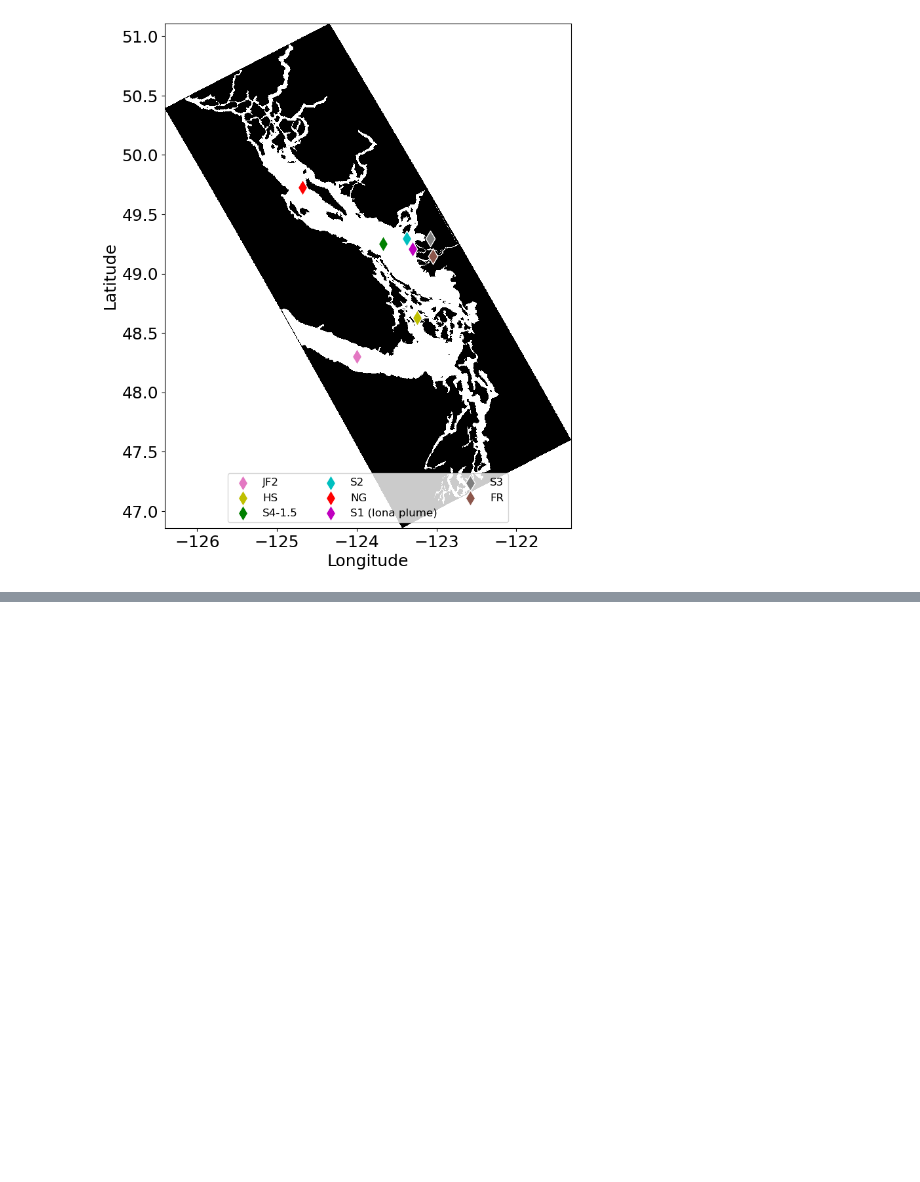
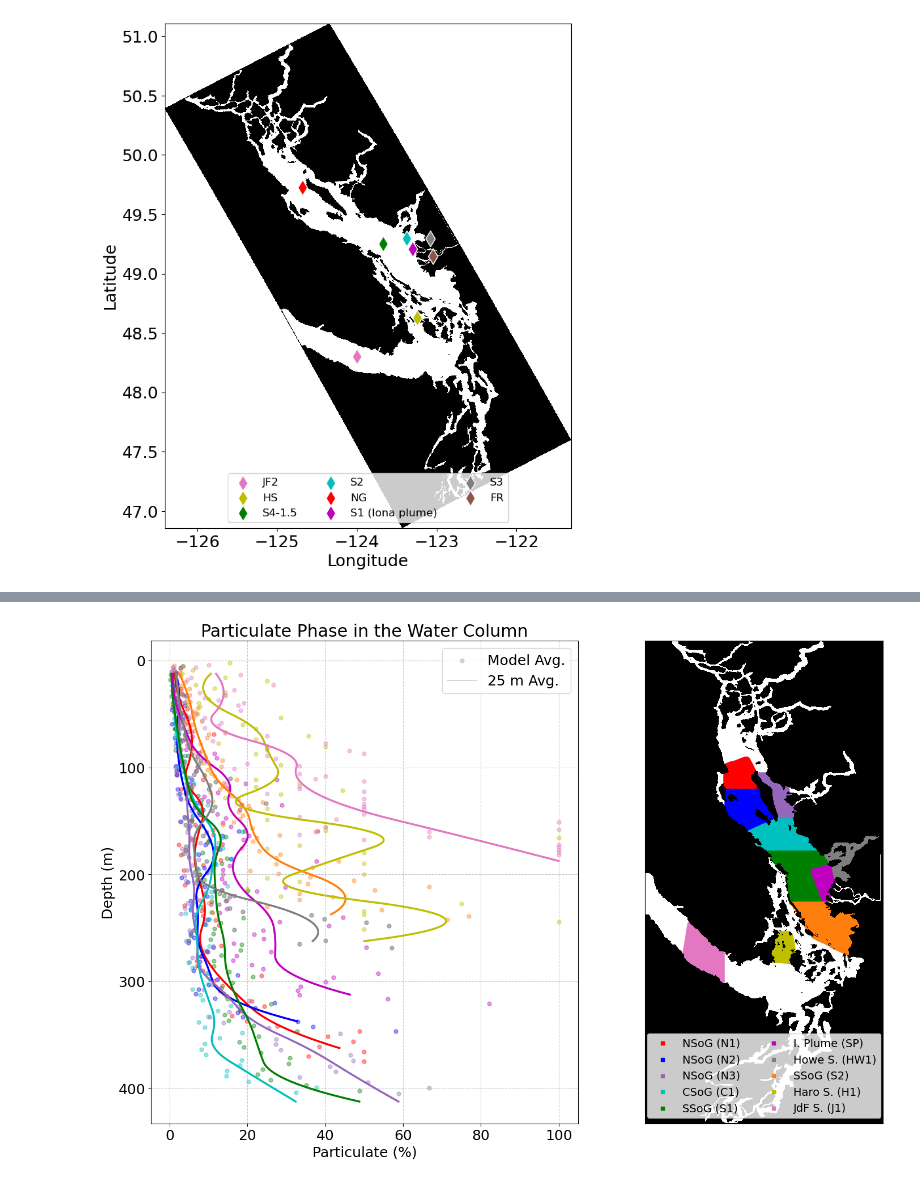
Before and after one commit to SalishSeaCast/analysis-vicente, a Jupyter notebook: Ocean_Parcels/PBDE_simulations/Particulate_Dissolved_ratios_depths.ipynb, the cells around one changed output, grey strips where cells are left out. Saved outputs shown, nothing was run; the diff lists cells and outputs as text; code cells hidden in the pictures; blank space fills up the shorter version.

```diff
--- a/Ocean_Parcels/PBDE_simulations/Particulate_Dissolved_ratios_depths.ipynb
+++ b/Ocean_Parcels/PBDE_simulations/Particulate_Dissolved_ratios_depths.ipynb
@@ -89,5 +89,5 @@ NG_1_month = [8,8]
 #filename = '/home/vvalenzuela/MOAD/Ocean_Parcels/results/Simulations_runs/PBDE_particles_for_0112022_run_365_days_full_kernels_tau_0_025_ratio_0_2_sv_5.zarr'
 #filename = '/home/vvalenzuela/MOAD/Ocean_Parcels/results/Simulations_runs/PBDE_particles_for_0112022_run_365_days_full_kernels_tau_0_01_ratio_0_1_sv_5.zarr'
 #filename = '/home/vvalenzuela/MOAD/Ocean_Parcels/results/Simulations_runs/PBDE_particles_for_0112022_run_365_days_full_kernels_tau_0_01_ratio_0_2_sv_5_AD_0_052.zarr'
-filename = '/home/vvalenzuela/MOAD/Ocean_Parcels/results/Simulations_runs/PBDE_particles_for_0112022_run_365_days_full_release_run_tau_0_01_ratio_0_2_sv_5_AD_0_052.zarr'
+filename = '/home/vvalenzuela/MOAD/Ocean_Parcels/results/Simulations_runs/PBDE_particles_for_0112018_run_365_days_full_release_export_kernels_added.zarr'
 data = xr.open_dataset(filename)
@@ -176,7 +193,7 @@ ax.legend(loc = 'lower center', fontsize = 12, ncol = 3)
 <matplotlib.legend.Legend at 0x...>
 [figure]
 # %%
-polygon_dict = Regions_functions_V2.polygon_definition(filename, time_step = 'day')
+polygon_dict = Regions_functions_V2.polygon_definition(filename, time_step = 'week')
 volumes_regions_depths = Regions_functions_V2.volume_by_depth_all_regions(polygon_dict)
 # %%
 depth_bins_regions = 81
@@ -223,2 +223,0 @@ status_vertical_S1
-# %%
-plt.rcParams.update({'font.size': 13})
@@ -224,0 +245,83 @@ plt.rcParams.update({'font.size': 13})
+# %%
+N1_model, N2_model, N3_model, C1_model, S1_model, SP_model, HW1_model, F1_model, S2_model, H1_model, J1_model = [
+    vertical_ratios(status_vertical_N1), vertical_ratios(status_vertical_N2), vertical_ratios(status_vertical_N3),
+    vertical_ratios(status_vertical_C1), vertical_ratios(status_vertical_S1), vertical_ratios(status_vertical_SP),
+    vertical_ratios(status_vertical_HW1), vertical_ratios(status_vertical_F1), vertical_ratios(status_vertical_S2),
+    vertical_ratios(status_vertical_H1), vertical_ratios(status_vertical_J1)
+]
+# %%
+
+from scipy.interpolate import make_interp_spline  # <- spline
+
+def mean_every_25m(ratio, depth):
+    df = pd.DataFrame({'ratio': ratio, 'depth': depth})
+    bins = np.arange(0, df['depth'].max() + 25, 25)  # 25 m bins
+    df['depth_bin'] = pd.cut(df['depth'], bins)
+
+    grouped = df.groupby('depth_bin')['ratio'].mean()
+    bin_centers = [interval.mid for interval in grouped.index]
+
+    return np.array(bin_centers), grouped.values
+
+
+fig, ax = plt.subplots(1, 2, figsize=(16, 10))
+
+models = [N1_model, N2_model, N3_model, C1_model, S1_model, SP_model, HW1_model, S2_model, H1_model, J1_model]
+labels = ['N1', 'N2', 'N3', 'C1', 'S1', 'SP', 'HW1', 'S2', 'H1', 'J1']
+colors_map = ['r', 'b', 'tab:purple', 'c', 'g', 'm', 'tab:gray', 'tab:orange', 'y', 'tab:pink']
+
+for model, label, color in zip(models, labels, colors_map):
+    # Scatter points
+    ax[0].scatter(model['Particulate (%)'], model['Depth'], s=25, alpha=0.4, color=color)
+
+    # Compute 25 m mean
+    depths_binned, ratios_binned = mean_every_25m(model['Particulate (%)'], model['Depth'])
+
+    # Spline interpolation for smoothing
+    if len(depths_binned) > 3:  # need at least 4 points for cubic spline
+        spline = make_interp_spline(depths_binned, ratios_binned, k=2)
+        depths_smooth = np.linspace(depths_binned.min(), depths_binned.max(), 200)
+        ratios_smooth = spline(depths_smooth)
+        ax[0].plot(ratios_smooth, depths_smooth, color=color, linewidth=2.5)
+    else:
+        ax[0].plot(ratios_binned, depths_binned, color=color, linewidth=2.5)
+
+# Optional: plot the average model
+ax[0].scatter(models[6]['Particulate (%)'], models[6]['Depth'], s=25, alpha=0.3, label='Model Avg.', color=colors_map[6])
+
+# Smooth average model line as well
+depths_binned, ratios_binned = mean_every_25m(models[6]['Particulate (%)'], models[6]['Depth'])
+spline = make_interp_spline(depths_binned, ratios_binned, k=2)
+depths_smooth = np.linspace(depths_binned.min(), depths_binned.max(), 200)
+ratios_smooth = spline(depths_smooth)
+ax[0].plot(ratios_smooth, depths_smooth, alpha=0.3, label='25 m Avg.', color=colors_map[6])
+
+ax[0].invert_yaxis()
+ax[0].set_ylabel('Depth (m)')
+ax[0].set_xlabel('Particulate (%)')
+ax[0].set_title('Particulate Phase in the Water Column')
+ax[0].grid(True, linestyle='--', alpha=0.7)
+ax[0].legend(loc='upper right')
+
+# Map panel
+ax[1].scatter(points_x_N1, points_y_N1, c=colors_regions[0], s=20, marker='s', label=regions[0])
+ax[1].scatter(points_x_N2, points_y_N2, c=colors_regions[1], s=20, marker='s', label=regions[1])
+ax[1].scatter(points_x_N3, points_y_N3, c=colors_regions[2], s=20, marker='s', label=regions[2])
+ax[1].scatter(points_x_C1, points_y_C1, c=colors_regions[3], s=20, marker='s', label=regions[3])
+ax[1].scatter(points_x_S1, points_y_S1, c=colors_regions[4], s=20, marker='s', label=regions[4])
+ax[1].scatter(points_x_SP, points_y_SP, c=colors_regions[5], s=20, marker='s', label=regions[5])
+ax[1].scatter(points_x_HW1, points_y_HW1, c=colors_regions[6], s=20, marker='s', label=regions[6])
+ax[1].scatter(points_x_S2, points_y_S2, c=colors_regions[8], s=20, marker='s', label=regions[8])
+ax[1].scatter(points_x_H1, points_y_H1, c=colors_regions[9], s=20, marker='s', label=regions[9])
+ax[1].scatter(points_x_J1, points_y_J1, c=colors_regions[10], s=20, marker='s', label=regions[10])
+ax[1].pcolormesh(mask['tmask'][0][0], cmap=cmap)
+
+ax[1].tick_params(which='both', bottom=False, top=False, left=False, right=False,
+                  labelbottom=False, labelleft=False)
+ax[1].set_aspect(0.9)
+ax[1].legend(loc='lower center', fontsize=14, ncol=2)
+
+plt.tight_layout()
+plt.show()
+# %% [output]
+[figure, added]
```
Also changed, not shown: parts of 20 cells of this notebook, 23 other files.
